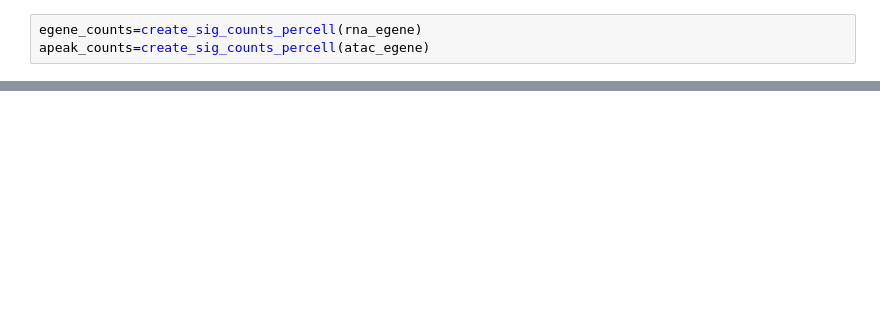
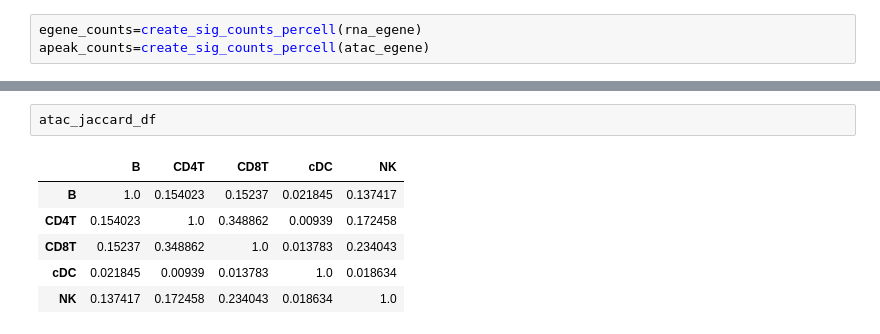
Before and after one commit to yelabucsf/icc_paper, a Jupyter notebook: Figures/Figure2/Genetics_Fig2_qtlcounts.ipynb, the cells around one changed output, grey strips where cells are left out. Drawn from its saved outputs; the diff is of its cells as text; blank space fills up the shorter version.

```diff
--- a/Figures/Figure2/Genetics_Fig2_qtlcounts.ipynb
+++ b/Figures/Figure2/Genetics_Fig2_qtlcounts.ipynb
@@ -116,3 +184,12 @@ apeak_counts=create_sig_counts_percell(atac_egene)
+# %%
+atac_jaccard_df
+# %% [output]
+|  | B | CD4T | CD8T | cDC | NK |
+| B | 1.0 | 0.154023 | 0.15237 | 0.021845 | 0.137417 |
+| CD4T | 0.154023 | 1.0 | 0.348862 | 0.00939 | 0.172458 |
+| CD8T | 0.15237 | 0.348862 | 1.0 | 0.013783 | 0.234043 |
+| cDC | 0.021845 | 0.00939 | 0.013783 | 1.0 | 0.018634 |
+| NK | 0.137417 | 0.172458 | 0.234043 | 0.018634 | 1.0 |
 # %%
 # just chr 5
 make_heatmap(apeak_counts,title="Heatmap of aPeaks Shared Between Cell Types (chr5 only)")
```
Also changed, not shown: parts of 14 cells of this notebook.
